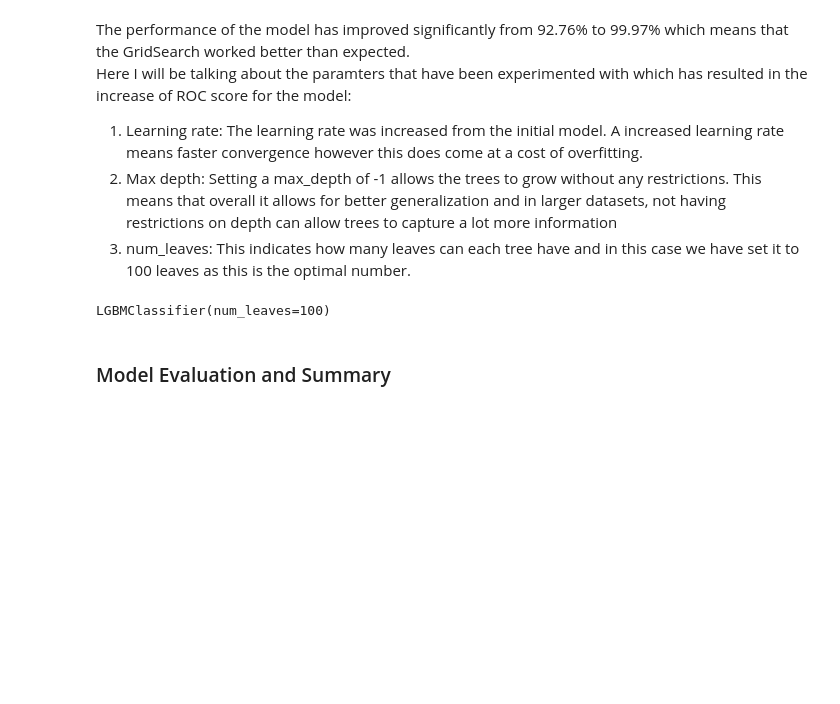
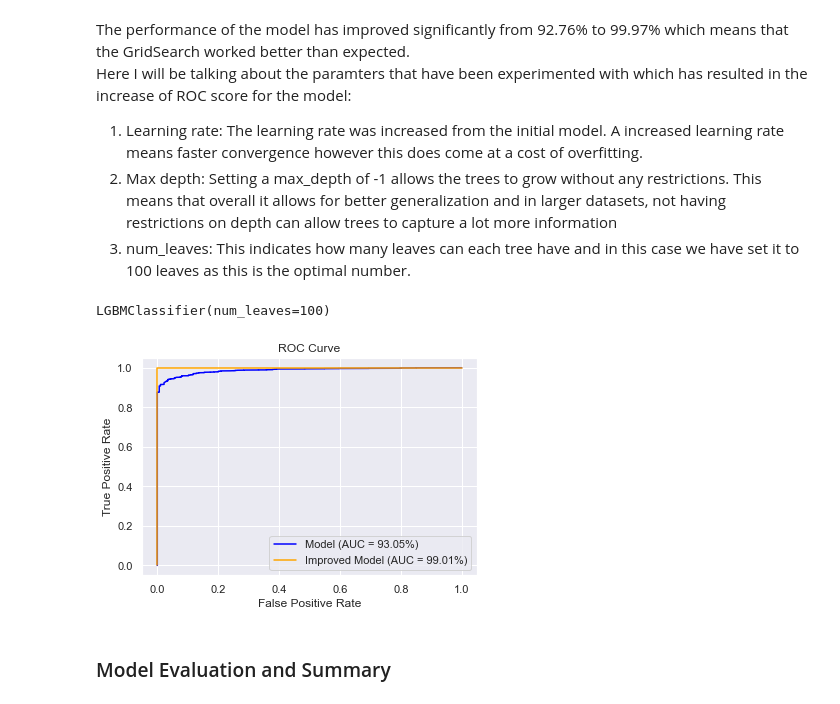
Before and after one commit to shariqmalik10/Loan-Risks, a Jupyter notebook: notebooks/lightgbm_build.ipynb, the cells around one changed output. Drawn from its saved outputs; the diff is of its cells as text; code cells hidden in the pictures; blank space fills up the shorter version.

```diff
--- a/notebooks/lightgbm_build.ipynb
+++ b/notebooks/lightgbm_build.ipynb
@@ -478,6 +517,30 @@ improved_model = lgb.LGBMClassifier(**best_params)
 improved_model.fit(X_train, y_train)
 # %% [output]
 LGBMClassifier(num_leaves=100)
+# %%
+# Plot ROC curve for 'model'
+fpr_model, tpr_model, thresholds_model = metrics.roc_curve(y_test,
+                                                           model.predict_proba(X_test)[:, 1])
+plt.plot(fpr_model, tpr_model, label=f'Model (AUC = {metrics.roc_auc_score(y_test, model.predict(X_test)) * 100:.2f}%)',
+         color='blue')
+
+# Plot ROC curve for 'improved_model'
+fpr_improved, tpr_improved, thresholds_improved = metrics.roc_curve(y_test,
+                                                                    improved_model.predict_proba(X_test)[:, 1])
+plt.plot(fpr_improved, tpr_improved, label=f'Improved Model (AUC = {metrics.roc_auc_score(y_test, improved_model.predict(X_test)) * 100:.2f}%)',
+         color='orange')
+
+# Set labels and title
+plt.xlabel('False Positive Rate')
+plt.ylabel('True Positive Rate')
+plt.title('ROC Curve')
+plt.legend(loc='lower right')
+
+plt.savefig("ppt_images/auc_comp.jpg")
+# Show the plot
+plt.show()
+# %% [output]
+[figure, added]
 # %%
 #save model in a folder
 model_folder = "../models/"
```
Also changed, not shown: parts of 13 cells of this notebook, 14 other files.
